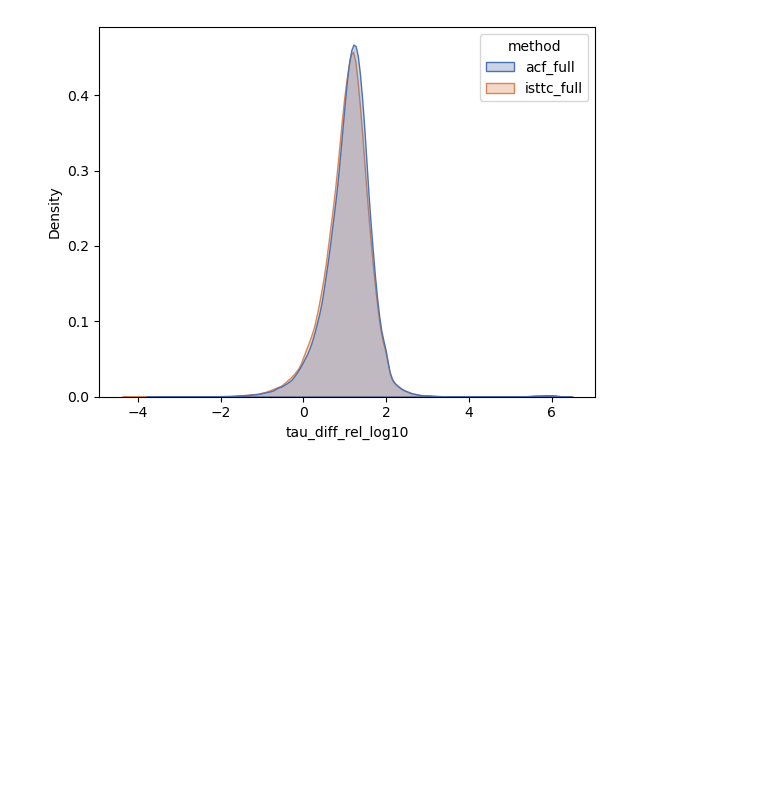
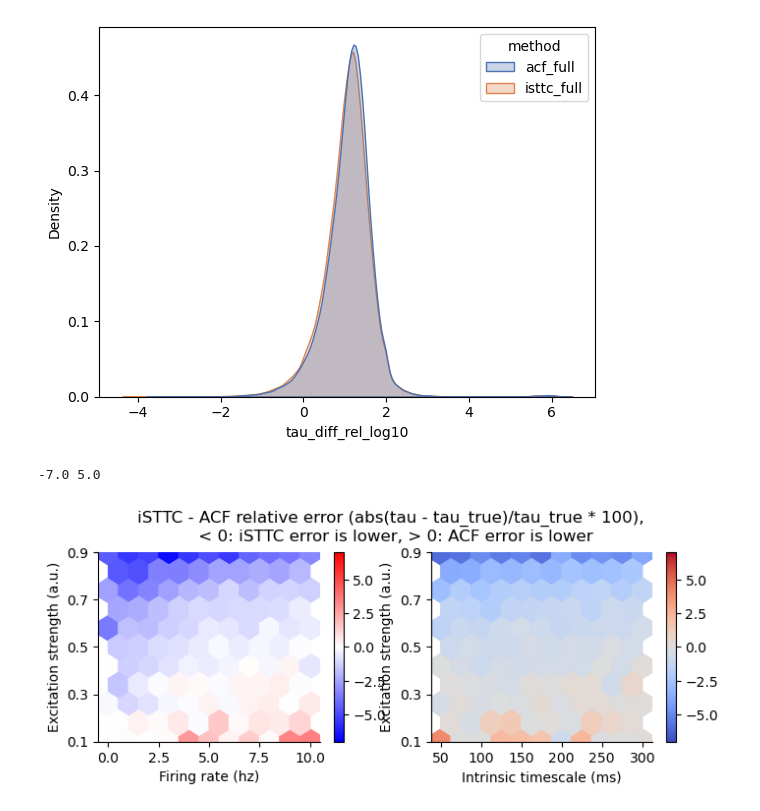
Before and after one commit to iinnpp/isttc, a Jupyter notebook: notebooks/synthetic/plot_taus_parametric_dataset.ipynb, the cells around one changed output. Cells and saved outputs as stored; diff of their text form; code cells hidden in the pictures; blank space fills up the shorter version.

Commit message:
new trials dataset, minor fig changes

```diff
--- a/notebooks/synthetic/plot_taus_parametric_dataset.ipynb
+++ b/notebooks/synthetic/plot_taus_parametric_dataset.ipynb
@@ -30,7 +30,7 @@ save_fig = False
 # %% [markdown]
 ### Load data
 # %%
-with open(dataset_folder + 'spike_trains_3params_var_len600sec_100000.pkl','rb') as f:
+with open(dataset_folder + '1_spike_trains_3params_var_len600sec_100000.pkl','rb') as f:
     data = pickle.load(f)
 
 spike_trains = data['spike_trains']
@@ -259,7 +252,7 @@ hb0 = axes[0].hexbin(
     C=tau_plot_wide_df['tau_diff_rel_isttc'] - tau_plot_wide_df['tau_diff_rel_acf'],
     reduce_C_function=np.median,
     gridsize=10,
-    cmap='coolwarm',
+    cmap='bwr',
     norm = norm,
     mincnt=1
 )
@@ -269,33 +262,39 @@ hb1 = axes[1].hexbin(
     C=tau_plot_wide_df['tau_diff_rel_isttc'] - tau_plot_wide_df['tau_diff_rel_acf'],
     reduce_C_function=np.median,
     gridsize=10,
     cmap='coolwarm',
     norm = norm,
     mincnt=1
 )
 
 vmin = np.floor(np.min([hb0.get_array().min(), hb1.get_array().min()]))
 vmax = np.ceil(np.max([hb0.get_array().max(), hb1.get_array().max()]))
-#print(vmin, vmax)
+print(vmin, vmax)
 
-hb0.set_clim(vmin, vmax)
-hb1.set_clim(vmin, vmax)
+# hb0.set_clim(vmin, vmax)
+# hb1.set_clim(vmin, vmax)
+
+hb0.set_clim(-7, 7)
+hb1.set_clim(-7, 7)
 
 fig.colorbar(hb0, ax=axes[0], shrink=1)
 fig.colorbar(hb1, ax=axes[1], shrink=1)
 
 axes[0].set_xlabel('Firing rate (hz)')
 axes[1].set_xlabel('Intrinsic timescale (ms)')
 axes[1].set_xticks(np.linspace(50, 300, 6))
 
 fig.suptitle('iSTTC - ACF relative error (abs(tau - tau_true)/tau_true * 100), \n < 0: iSTTC error is lower, > 0: ACF error is lower', y=1.05)
 
 for ax in axes.flat:
     sns.despine(ax=ax)
     ax.set_ylabel('Excitation strength (a.u.)')
     ax.set_ylim([0.1, 0.9])
     ax.set_yticks(np.linspace(0.1, 0.9, 5))
 
 if save_fig:
     plt.savefig(fig_folder + 'taus_dataset_3_var_rel_diff.png' , bbox_inches='tight', dpi=300)
     plt.savefig(fig_folder + 'taus_dataset_3_var_rel_diff.svg' , bbox_inches='tight')
+# %% [output]
+-7.0 5.0
+[figure, added]
```
Also changed, not shown: parts of 5 cells of this notebook, 1 other file.
